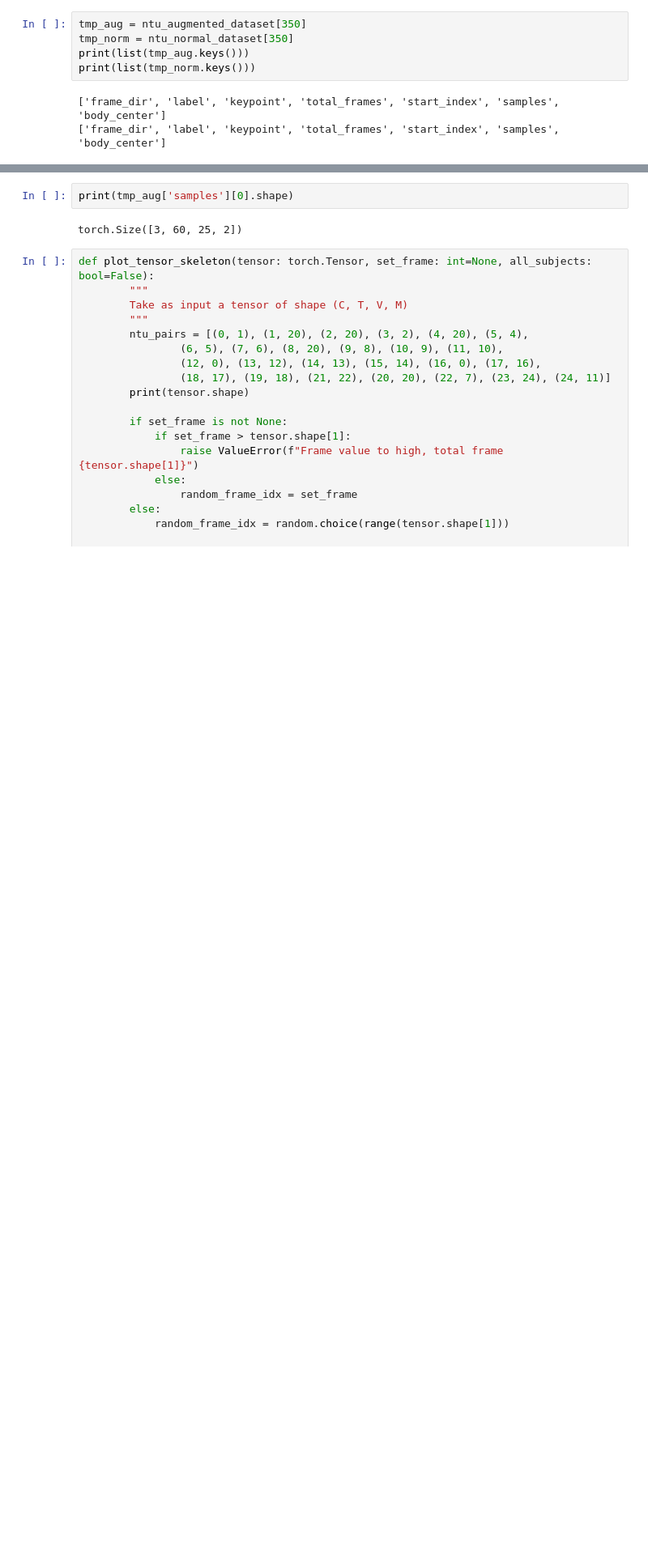
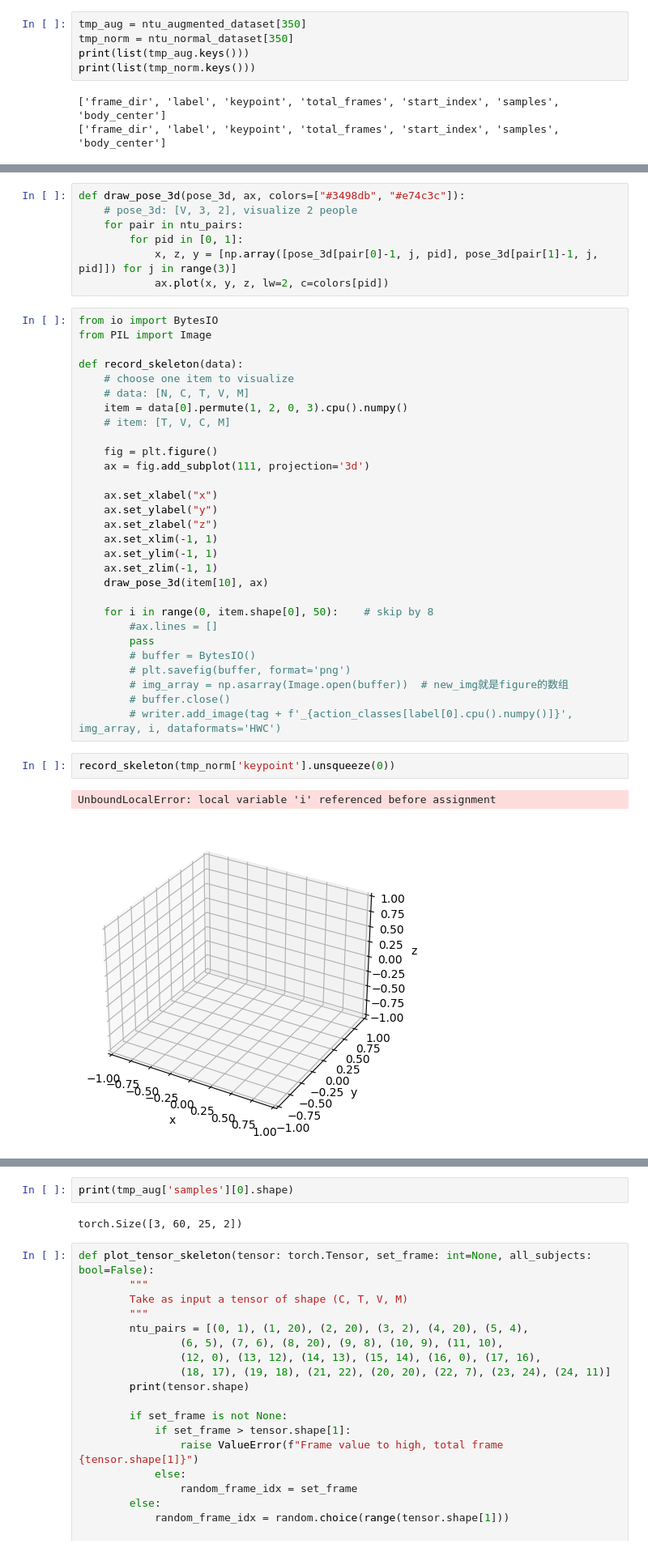
Before and after one commit to sakuragi97/human_skeleton_action_recognition, a Jupyter notebook: STTFormer/DINO_explore.ipynb, the cells around one changed output, grey strips where cells are left out. Shown at 81% size. Drawn from its saved outputs; the diff is of its cells as text; blank space fills up the shorter version.

```diff
--- a/STTFormer/DINO_explore.ipynb
+++ b/STTFormer/DINO_explore.ipynb
@@ -63,0 +109,41 @@ print(list(tmp_norm.keys()))
+# %%
+def draw_pose_3d(pose_3d, ax, colors=["#3498db", "#e74c3c"]):
+    # pose_3d: [V, 3, 2], visualize 2 people
+    for pair in ntu_pairs:
+        for pid in [0, 1]:
+            x, z, y = [np.array([pose_3d[pair[0]-1, j, pid], pose_3d[pair[1]-1, j, pid]]) for j in range(3)]
+            ax.plot(x, y, z, lw=2, c=colors[pid])
+# %%
+from io import BytesIO
+from PIL import Image
+
+def record_skeleton(data):
+    # choose one item to visualize
+    # data: [N, C, T, V, M]
+    item = data[0].permute(1, 2, 0, 3).cpu().numpy()
+    # item: [T, V, C, M]
+
+    fig = plt.figure()
+    ax = fig.add_subplot(111, projection='3d')
+
+    ax.set_xlabel("x")
+    ax.set_ylabel("y")
+    ax.set_zlabel("z")
+    ax.set_xlim(-1, 1)
+    ax.set_ylim(-1, 1)
+    ax.set_zlim(-1, 1)
+    draw_pose_3d(item[10], ax)
+
+    for i in range(0, item.shape[0], 50):    # skip by 8
+        #ax.lines = []
+        pass
+        # buffer = BytesIO()
+        # plt.savefig(buffer, format='png')
+        # img_array = np.asarray(Image.open(buffer))  # new_img就是figure的数组
+        # buffer.close()
+        # writer.add_image(tag + f'_{action_classes[label[0].cpu().numpy()]}', img_array, i, dataformats='HWC')
+# %%
+record_skeleton(tmp_norm['keypoint'].unsqueeze(0))
+# %% [output]
+UnboundLocalError: local variable 'i' referenced before assignment
+[figure, added]
```
Also changed, not shown: parts of 13 cells of this notebook, 3 other files.
